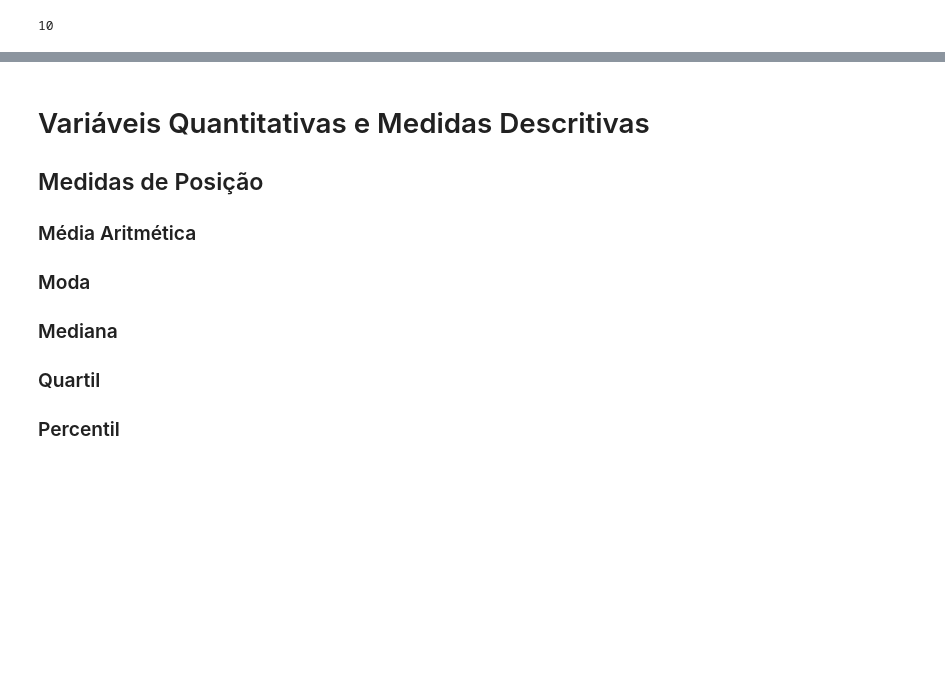
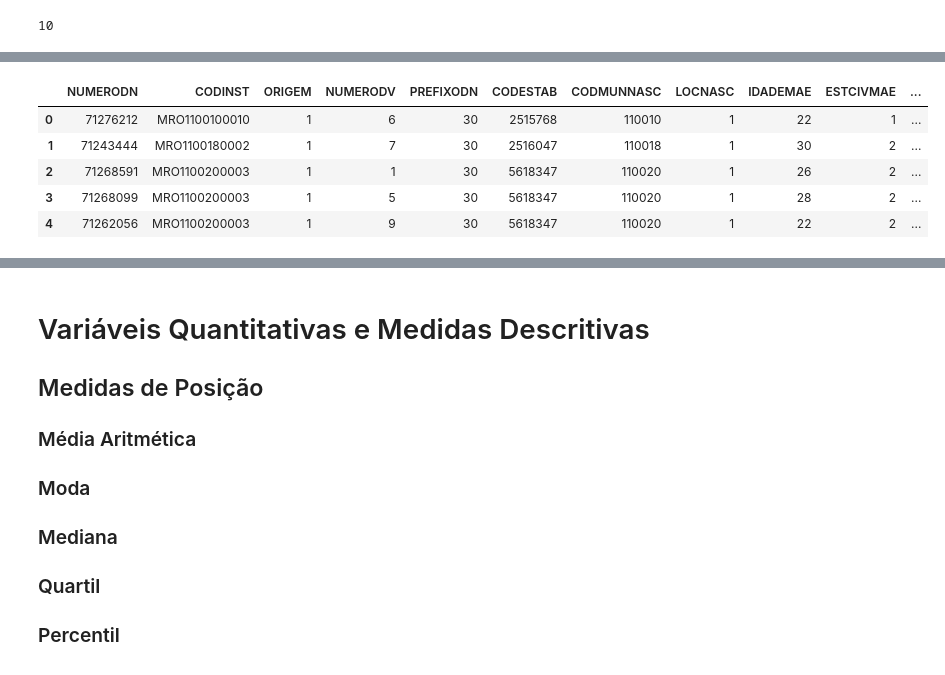
Before and after one commit to fesousa/analise-exploratoria-health-datascience, a Jupyter notebook: analise_explotatoria.ipynb, the cells around one changed output, grey strips where cells are left out. Drawn from its saved outputs; the diff is of its cells as text; code cells hidden in the pictures; blank space fills up the shorter version.

```diff
--- a/analise_explotatoria.ipynb
+++ b/analise_explotatoria.ipynb
@@ -688,0 +984,22 @@ print(x)
+# %%
+#@title Importad dados utilizando PySUS
+# importar read_dbc
+from pysus.utilities.readdbc import read_dbc
+
+# caminho onde está o arquivo - troque pela sua pasta
+caminho_arquivo = 'drive/My Drive/Colab Notebooks/analise_exploratoria/res/database/data/dbc/AC/DNAC2017.dbc'
+
+# ler aqruivo DBC
+# o parâmetro encoding serve para infromar qual a codificação de
+# caracteres do arquivo
+sinasc_ac2017 = read_dbc(caminho_arquivo, encoding='iso-8859-1')
+
+# mostrar os 5 primeiros registros do dataframe
+sinasc_ac2017.head()
+# %% [output]
+|  | NUMERODN | CODINST | ORIGEM | NUMERODV | PREFIXODN | CODESTAB | CODMUNNASC | LOCNASC | IDADEMAE | ESTCIVMAE | ... |
+| 0 | 71276212 | MRO1100100010 | 1 | 6 | 30 | 2515768 | 110010 | 1 | 22 | 1 | ... |
+| 1 | 71243444 | MRO1100180002 | 1 | 7 | 30 | 2516047 | 110018 | 1 | 30 | 2 | ... |
+| 2 | 71268591 | MRO1100200003 | 1 | 1 | 30 | 5618347 | 110020 | 1 | 26 | 2 | ... |
+| 3 | 71268099 | MRO1100200003 | 1 | 5 | 30 | 5618347 | 110020 | 1 | 28 | 2 | ... |
+| 4 | 71262056 | MRO1100200003 | 1 | 9 | 30 | 5618347 | 110020 | 1 | 22 | 2 | ... |
```
Also changed, not shown: parts of 72 cells of this notebook.
